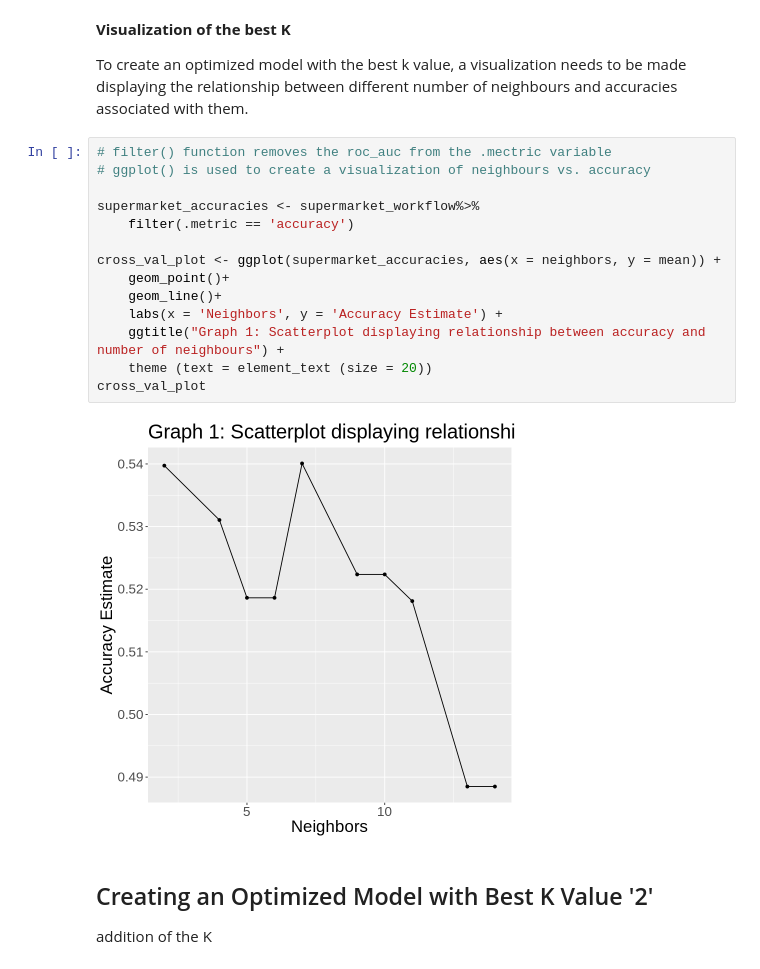
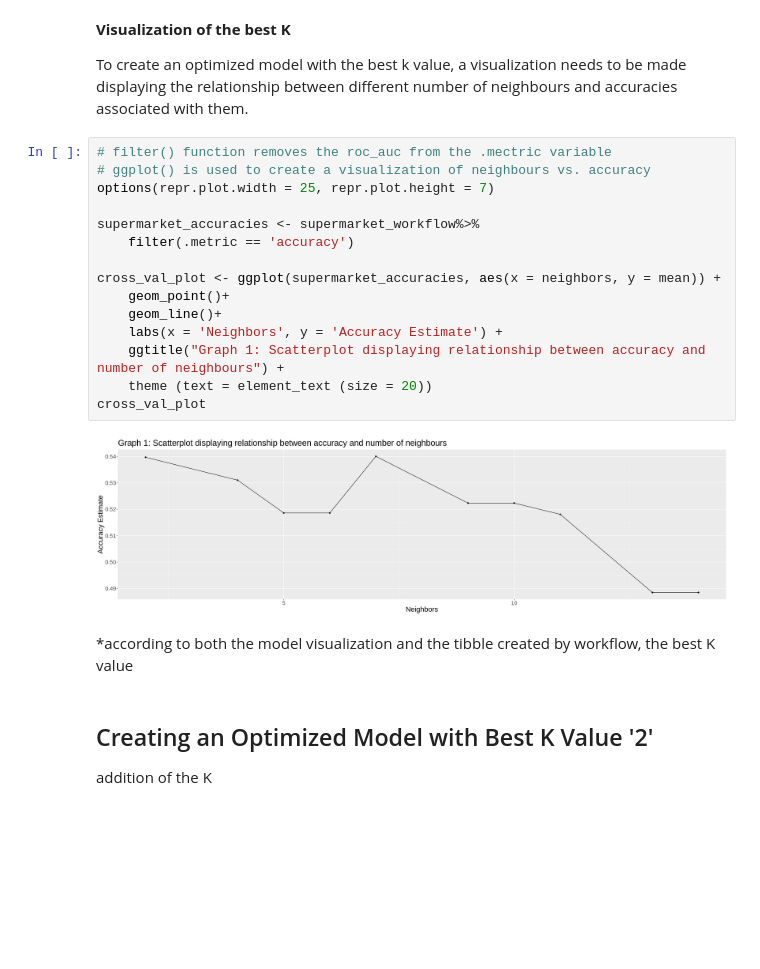
Before and after one commit to rajdhillon27/DSCI-classification-, a Jupyter notebook: Project.ipynb, the cells around one changed output. Cells and saved outputs as stored; diff of their text form; blank space fills up the shorter version.

Commit message:
Best K

```diff
--- a/Project.ipynb
+++ b/Project.ipynb
@@ -218,19 +206,22 @@ To create an optimized model with the best k value, a visualization needs to be
 # %%
 # filter() function removes the roc_auc from the .mectric variable
 # ggplot() is used to create a visualization of neighbours vs. accuracy
+options(repr.plot.width = 25, repr.plot.height = 7)
 
 supermarket_accuracies <- supermarket_workflow%>%
     filter(.metric == 'accuracy')
 
 cross_val_plot <- ggplot(supermarket_accuracies, aes(x = neighbors, y = mean)) +
     geom_point()+
     geom_line()+
     labs(x = 'Neighbors', y = 'Accuracy Estimate') +
     ggtitle("Graph 1: Scatterplot displaying relationship between accuracy and number of neighbours") +
     theme (text = element_text (size = 20))
 cross_val_plot
 # %% [output]
-[figure, old version]
+[figure, new version]
+# %% [markdown]
+*according to both the model visualization and the tibble created by workflow, the best K value
 # %% [markdown]
 ## Creating an Optimized Model with Best K Value '2'
 
```
Also changed, not shown: parts of 5 cells of this notebook.
